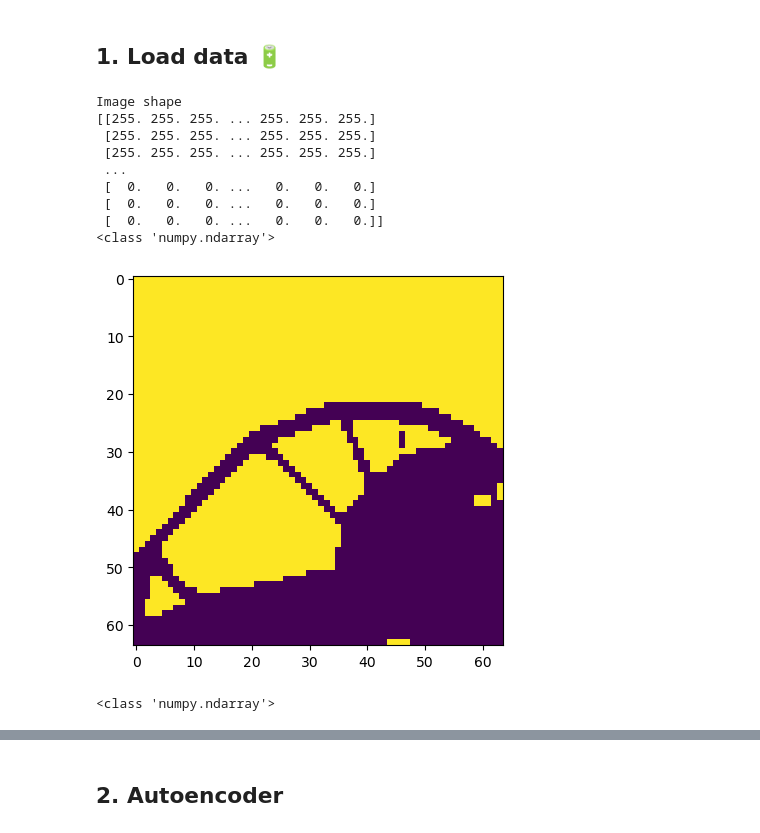
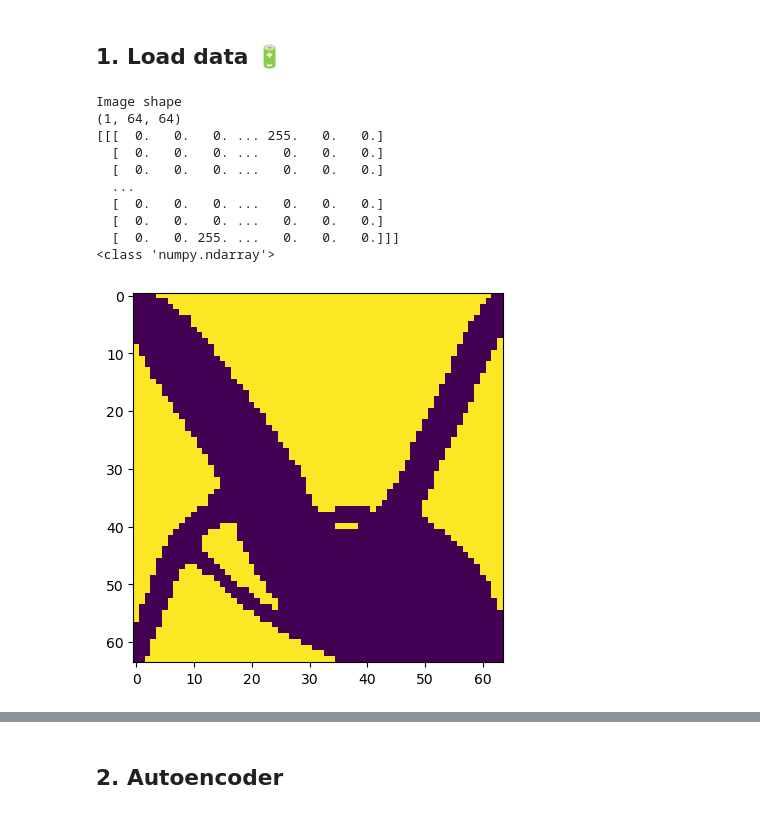
Before and after one commit to pitipatw/Fall23Project, a Jupyter notebook: src/pitipat/hello_vae.ipynb, the cells around one changed output, grey strips where cells are left out. Saved outputs shown, nothing was run; the diff lists cells and outputs as text; code cells hidden in the pictures.

```diff
--- a/src/pitipat/hello_vae.ipynb
+++ b/src/pitipat/hello_vae.ipynb
@@ -51,70 +51,51 @@ tensor([[0.2760, 0.6847, 0.3350],
 # %%
 # mnist_training_set = torchvision.datasets.MNIST(
 #     "data", train=True, download=True, transform=torchvision.transforms.ToTensor()
 # )
 # mnist_validation_set = torchvision.datasets.MNIST(
 #     "data", train=False, download=True, transform=torchvision.transforms.ToTensor()
 # )
 from PIL import Image
 import glob
 
 #load training images
-train_images = []
+all_images = []
 path = 'E:\dev\Fall23Project\dataset/*.png'
 path_dummy = 'E:\dev\Fall23Project\dataset_dummy/*.png'
 for filename in glob.glob(path_dummy):
-    im=Image.open(filename)
-    train_images.append(np.array(im).astype(np.float32))
+    im=Image.open(filename).convert('L') #.convert("RGB")
+
+    all_images.append(np.expand_dims(np.array(im).astype(np.float32), axis = 0))# .transpose(2,0,1))
 
 
-train_images = np.array(train_images)
-imgplot = plt.imshow(train_images[0])
+all_images = np.array(all_images)
+imgplot = plt.imshow(all_images[0][0])# .transpose(1,2,0))
 
 print("Image shape")
-print(train_images[0])
-print(type(train_images))
+print(all_images[0].shape)
+print(all_images[0])
+print(type(all_images))
+
+
+
+
+
 #load
 
 # path = "/dataset/"
 # blf_training_set = load...
 
 
 # blf_validation_set = load...
 # %% [output]
 Image shape
-[[255. 255. 255. ... 255. 255. 255.]
- [255. 255. 255. ... 255. 255. 255.]
- [255. 255. 255. ... 255. 255. 255.]
- ...
- [  0.   0.   0. ...   0.   0.   0.]
- [  0.   0.   0. ...   0.   0.   0.]
- [  0.   0.   0. ...   0.   0.   0.]]
+(1, 64, 64)
+[[[  0.   0.   0. ... 255.   0.   0.]
+  [  0.   0.   0. ...   0.   0.   0.]
+  [  0.   0.   0. ...   0.   0.   0.]
+  ...
+  [  0.   0.   0. ...   0.   0.   0.]
+  [  0.   0.   0. ...   0.   0.   0.]
+  [  0.   0. 255. ...   0.   0.   0.]]]
 <class 'numpy.ndarray'>
-[figure, old version]
+[figure, new version]
-# %%
-from torch.utils.data import TensorDataset, DataLoader
-
-# my_x = [np.array([[1.0,2],[3,4]]),np.array([[5.,6],[7,8]])] # a list of numpy arrays
-# my_y = [np.array([4.]), np.array([2.])] # another list of numpy arrays (targets)
-
-# tensor_x = torch.Tensor(my_x) # transform to torch tensor
-# tensor_y = torch.Tensor(my_y)
-print(type(train_images[0]))
-tensor_images = torch.Tensor(train_images)
-# my_dataset = TensorDataset(tensor_x,tensor_y) # create your datset
-my_dataset = TensorDataset(tensor_images)
-
-my_dataset = np.array(train_images)
-
-batch_size = 64
-
-# training_dataloader = torch.utils.data.DataLoader(
-#     mnist_training_set, shuffle=True, batch_size=batch_size
-# )
-# # validation_dataloader = torch.utils.data.DataLoader(
-# #     mnist_validation_set, shuffle=True, batch_size=batch_size
-# # )
-# print(training_dataloader)
-training_dataloader = DataLoader(my_dataset, shuffle= True, batch_size = batch_size) # create your dataloader
-# %% [output]
-<class 'numpy.ndarray'>
```
Also changed, not shown: parts of 9 cells of this notebook.
